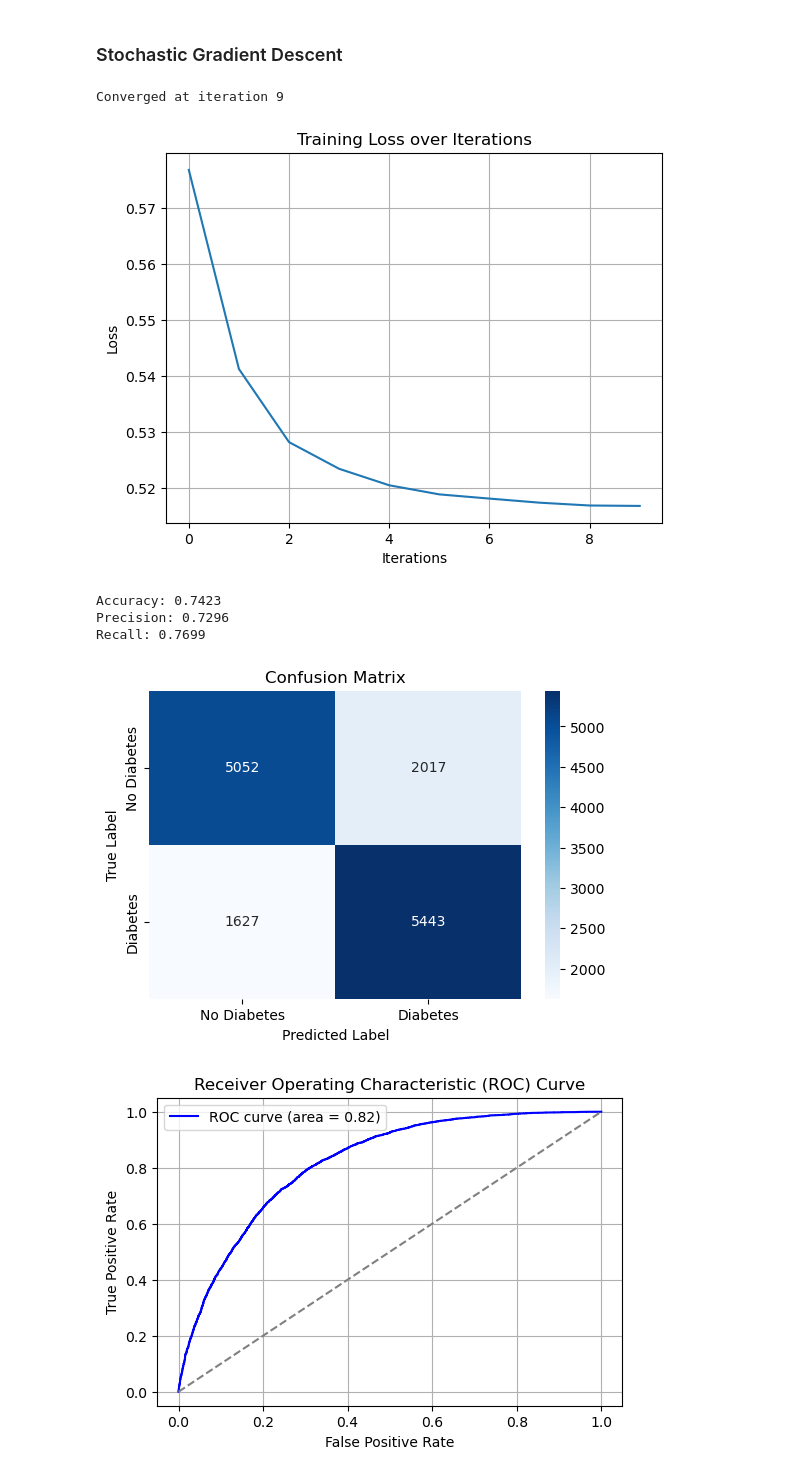
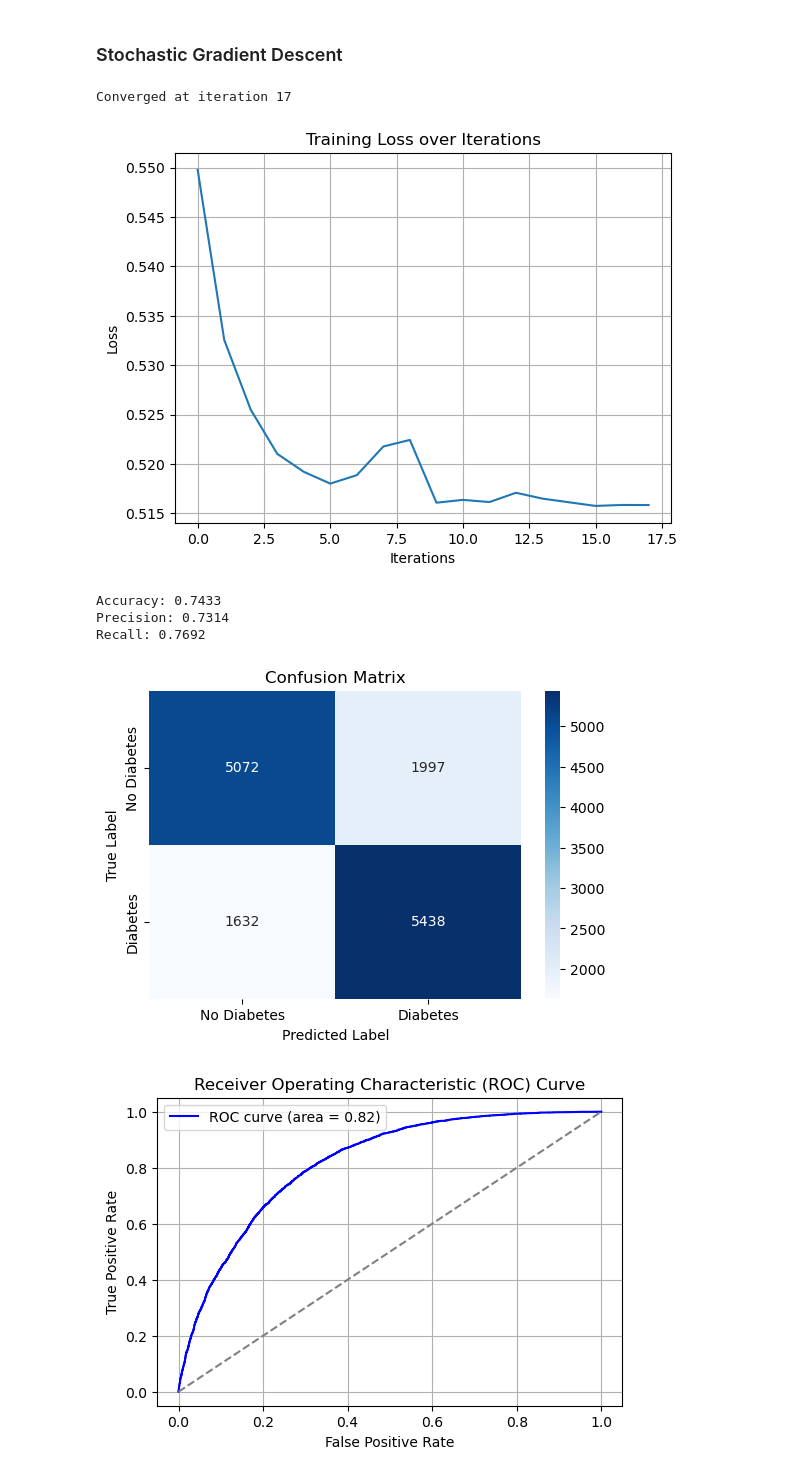
Before and after one commit to sanidhya-karnik/diabetes-classifier, a Jupyter notebook: notebooks/logistic_regression.ipynb, the cells around one changed output. Saved outputs shown, nothing was run; the diff lists cells and outputs as text; code cells hidden in the pictures.

```diff
--- a/notebooks/logistic_regression.ipynb
+++ b/notebooks/logistic_regression.ipynb
@@ -10,13 +10,6 @@ from sklearn.metrics import confusion_matrix, precision_score, recall_score, roc
 import warnings
 warnings.filterwarnings('ignore')
 # %%
-def robust_scale(column):
-    median = np.median(column)
-    q1 = np.percentile(column, 25)
-    q3 = np.percentile(column, 75)
-    iqr = q3 - q1
-    return (column - median) / iqr
-
 class LogisticRegression:
 
     def __init__(self, X, y, alpha, epsilon, epochs, gd, sgd=False) -> None:
@@ -39,16 +32,34 @@ class LogisticRegression:
             self.y_train = self.y.iloc[train_idx].values.ravel()
             self.y_test = self.y.iloc[test_idx].values.ravel()
 
+    def robust_scale(self, column, median=None, iqr=None):
+        if median is None:
+            median = np.median(column)
+        if iqr is None:
+            q1 = np.percentile(column, 25)
+            q3 = np.percentile(column, 75)
+            iqr = q3 - q1
+        return (column - median) / iqr, median, iqr
+
     def scale_xTrain(self):
         self.X_train['GenHlth'] = 6 - self.X_train['GenHlth']
         numerical_cols = ['BMI', 'MentHlth', 'PhysHlth']
-        self.X_train[numerical_cols] = self.X_train[numerical_cols].apply(robust_scale)
+        self.train_scaling_params = {}
+
+        for col in numerical_cols:
+            self.X_train[col], median, iqr = self.robust_scale(self.X_train[col])
+            self.train_scaling_params[col] = (median, iqr)
+
         self.X_train = self.add_bias(self.X_train)
 
     def scale_xTest(self):
         self.X_test['GenHlth'] = 6 - self.X_test['GenHlth']
         numerical_cols = ['BMI', 'MentHlth', 'PhysHlth']
-        self.X_test[numerical_cols] = self.X_test[numerical_cols].apply(robust_scale)
+
+        for col in numerical_cols:
+            median, iqr = self.train_scaling_params[col]
+            self.X_test[col], _, _ = self.robust_scale(self.X_test[col], median, iqr)
+
         self.X_test = self.add_bias(self.X_test)
 
     def add_bias(self, X):
@@ -115,8 +126,8 @@ class LogisticRegression:
 
     def fit(self):
         self.train_test_split()
+        self.scale_xTrain()
         self.scale_xTest()
-        self.scale_xTrain()
         self.w = np.random.randn(self.X_train.shape[1]) * np.sqrt(2/self.X_train.shape[1])
 
         if self.sgd:
@@ -226,14 +237,14 @@ logistic_regression.plot_roc_curve()
 # %% [markdown]
 ### Stochastic Gradient Descent
 # %%
-logistic_regression_sgd = LogisticRegression(X, y, alpha=0.001, epsilon=0.0001, epochs=20000, gd=False, sgd=True)
+logistic_regression_sgd = LogisticRegression(X, y, alpha=0.001, epsilon=0.00001, epochs=20000, gd=False, sgd=True)
 logistic_regression_sgd.fit()
 # %% [output]
-Converged at iteration 9
+Converged at iteration 17
-[figure, old version]
+[figure, new version]
-Accuracy: 0.7423
-Precision: 0.7296
-Recall: 0.7699
+Accuracy: 0.7433
+Precision: 0.7314
+Recall: 0.7692
 [figure]
 # %%
 logistic_regression_sgd.plot_roc_curve()
```
Also changed, not shown: parts of 1 cell of this notebook.
